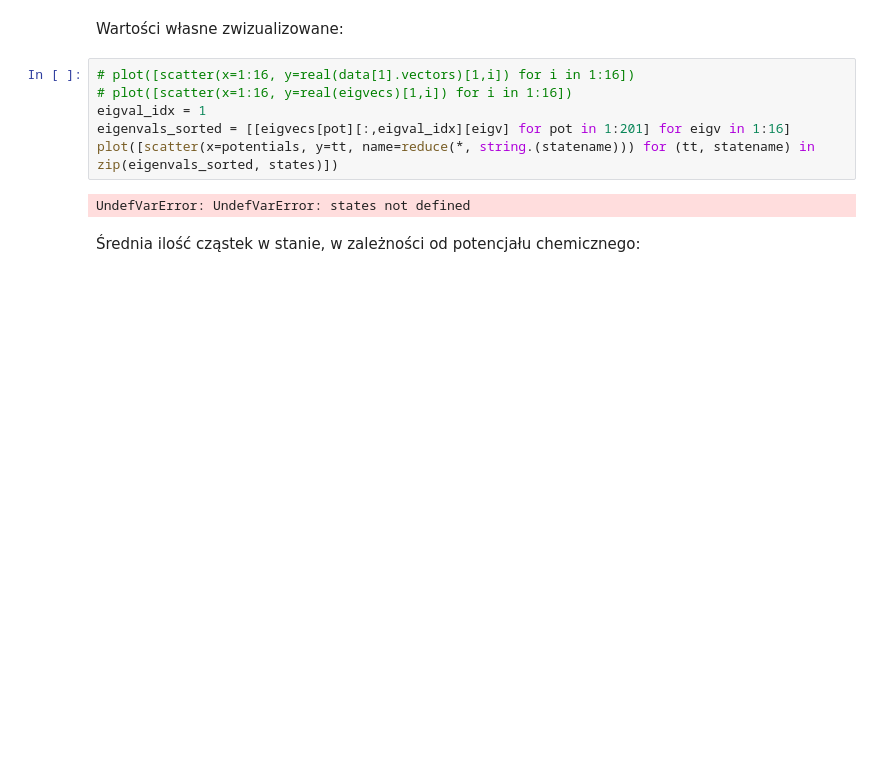
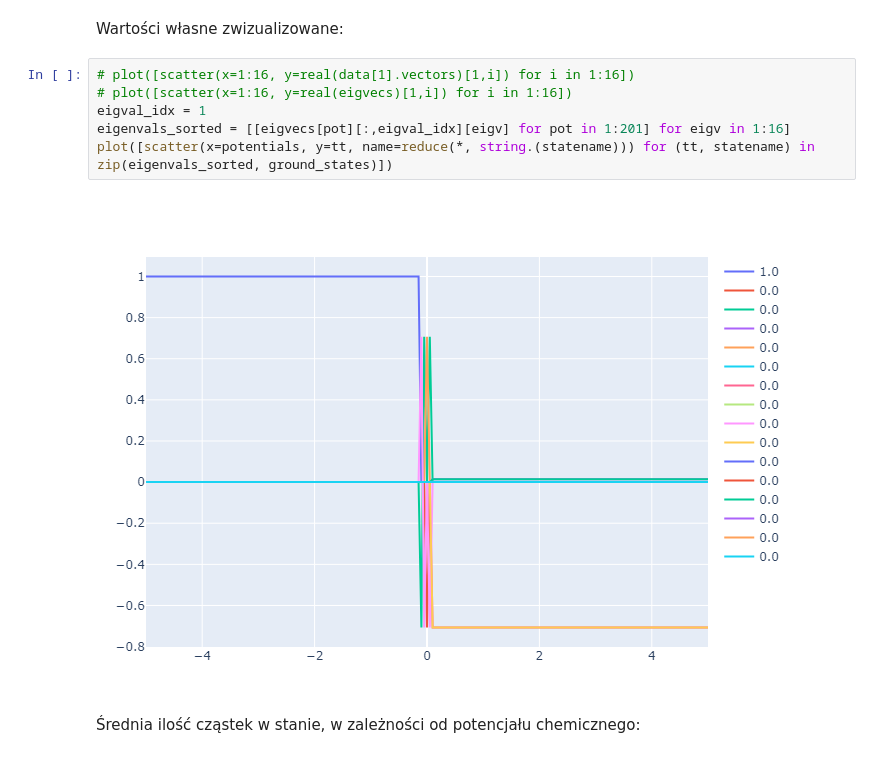
Before and after one commit to kbolembach/Hubbard, a Jupyter notebook: hubbard_ED.ipynb, the cells around one changed output. Saved outputs shown, nothing was run; the diff lists cells and outputs as text; blank space fills up the shorter version.

```diff
--- a/hubbard_ED.ipynb
+++ b/hubbard_ED.ipynb
@@ -84,11 +87,11 @@ Wartości własne zwizualizowane:
 # %%
 # plot([scatter(x=1:16, y=real(data[1].vectors)[1,i]) for i in 1:16])
 # plot([scatter(x=1:16, y=real(eigvecs)[1,i]) for i in 1:16])
 eigval_idx = 1
 eigenvals_sorted = [[eigvecs[pot][:,eigval_idx][eigv] for pot in 1:201] for eigv in 1:16]
-plot([scatter(x=potentials, y=tt, name=reduce(*, string.(statename))) for (tt, statename) in zip(eigenvals_sorted, states)])
+plot([scatter(x=potentials, y=tt, name=reduce(*, string.(statename))) for (tt, statename) in zip(eigenvals_sorted, ground_states)])
 # %% [output]
-UndefVarError: UndefVarError: states not defined
+[figure, added]
 # %% [markdown]
 Średnia ilość cząstek w stanie, w zależności od potencjału chemicznego:
 # %%
```
Also changed, not shown: parts of 6 cells of this notebook, 4 other files.
